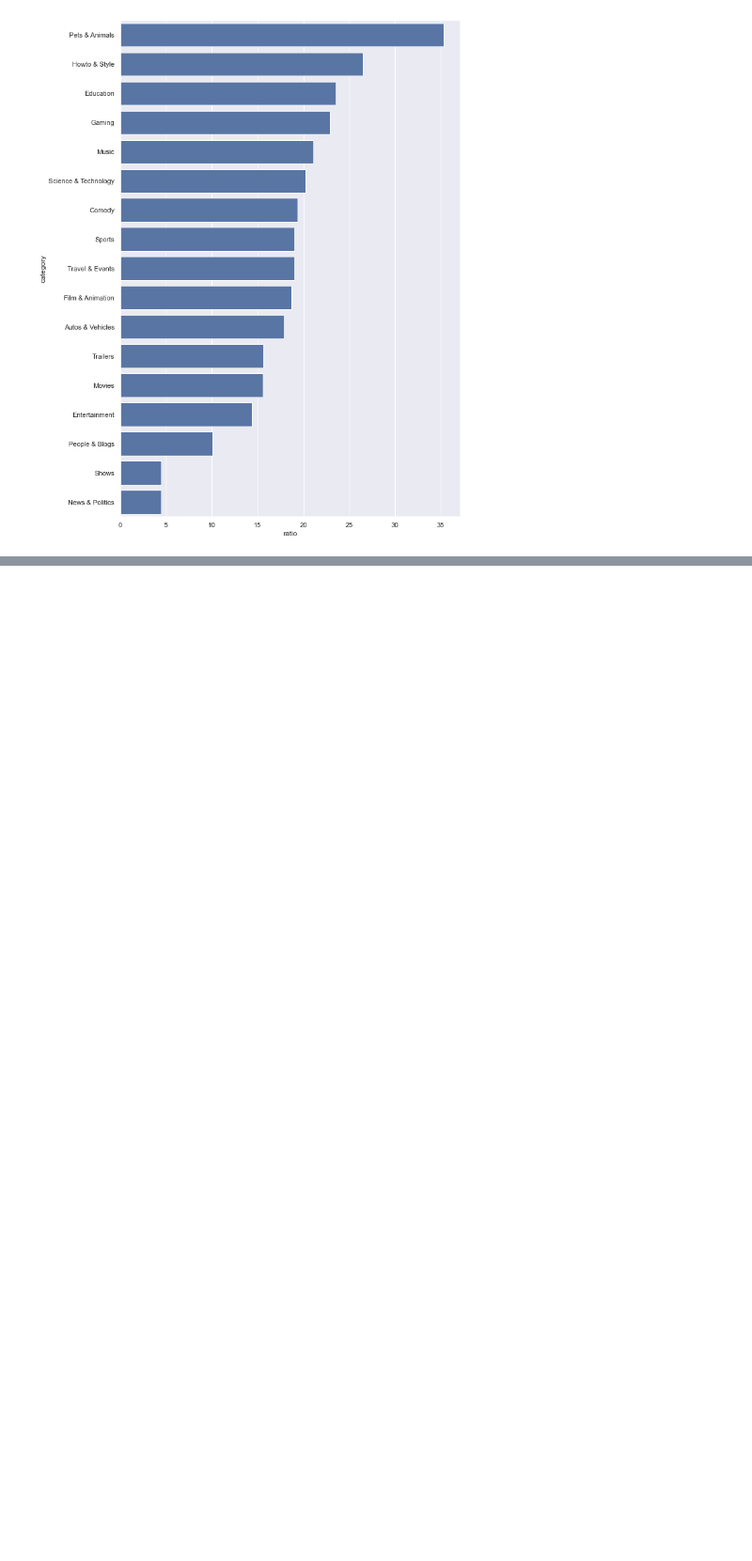
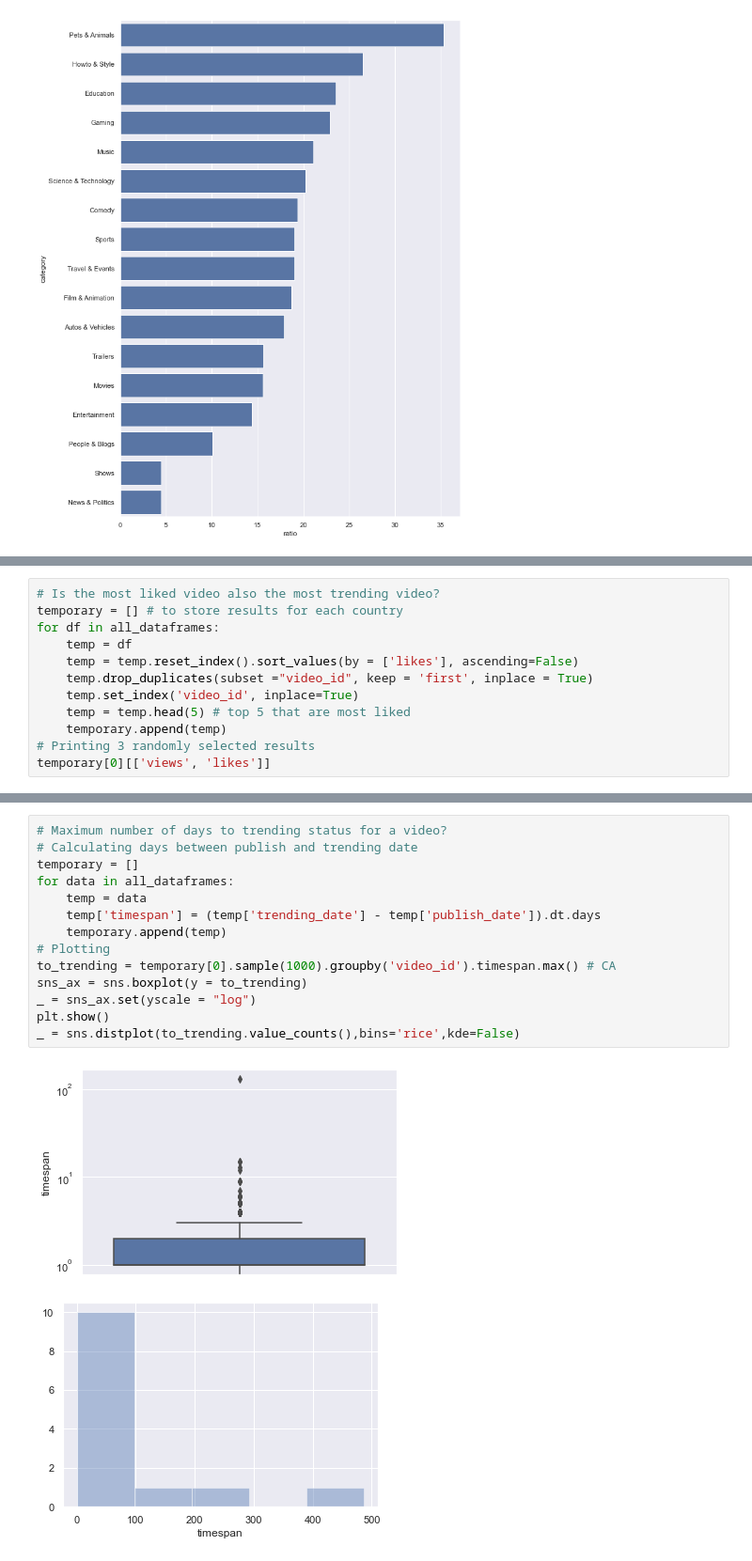
Before and after one commit to andrescab/Trending_Youtube_Videos, a Jupyter notebook: Data Cleaning.ipynb, the cells around one changed output, grey strips where cells are left out. Shown at 94% size. Cells and saved outputs as stored; diff of their text form; blank space fills up the shorter version.

```diff
--- a/Data Cleaning.ipynb
+++ b/Data Cleaning.ipynb
@@ -330 +332,13 @@ temporary[2][['title', 'channel_title', 'category', 'views', 'likes']]
 | BhIEIO0vaBE | To Our Daughter | Kylie Jenner | People & Blogs | 44818108 | 0 |
+# %%
+# Is the most liked video also the most trending video?
+temporary = [] # to store results for each country
+for df in all_dataframes:
+    temp = df
+    temp = temp.reset_index().sort_values(by = ['likes'], ascending=False)
+    temp.drop_duplicates(subset ="video_id", keep = 'first', inplace = True)
+    temp.set_index('video_id', inplace=True)
+    temp = temp.head(5) # top 5 that are most liked
+    temporary.append(temp)
+# Printing 3 randomly selected results
+temporary[0][['views', 'likes']]
@@ -330,0 +353,17 @@ temporary[2][['title', 'channel_title', 'category', 'views', 'likes']]
+# %%
+# Maximum number of days to trending status for a video?
+# Calculating days between publish and trending date
+temporary = []
+for data in all_dataframes:
+    temp = data
+    temp['timespan'] = (temp['trending_date'] - temp['publish_date']).dt.days
+    temporary.append(temp)
+# Plotting
+to_trending = temporary[0].sample(1000).groupby('video_id').timespan.max() # CA
+sns_ax = sns.boxplot(y = to_trending)
+_ = sns_ax.set(yscale = "log")
+plt.show()
+_ = sns.distplot(to_trending.value_counts(),bins='rice',kde=False)
+# %% [output]
+[figure, added]
+[figure, added]
```
Also changed, not shown: parts of 9 cells of this notebook.
